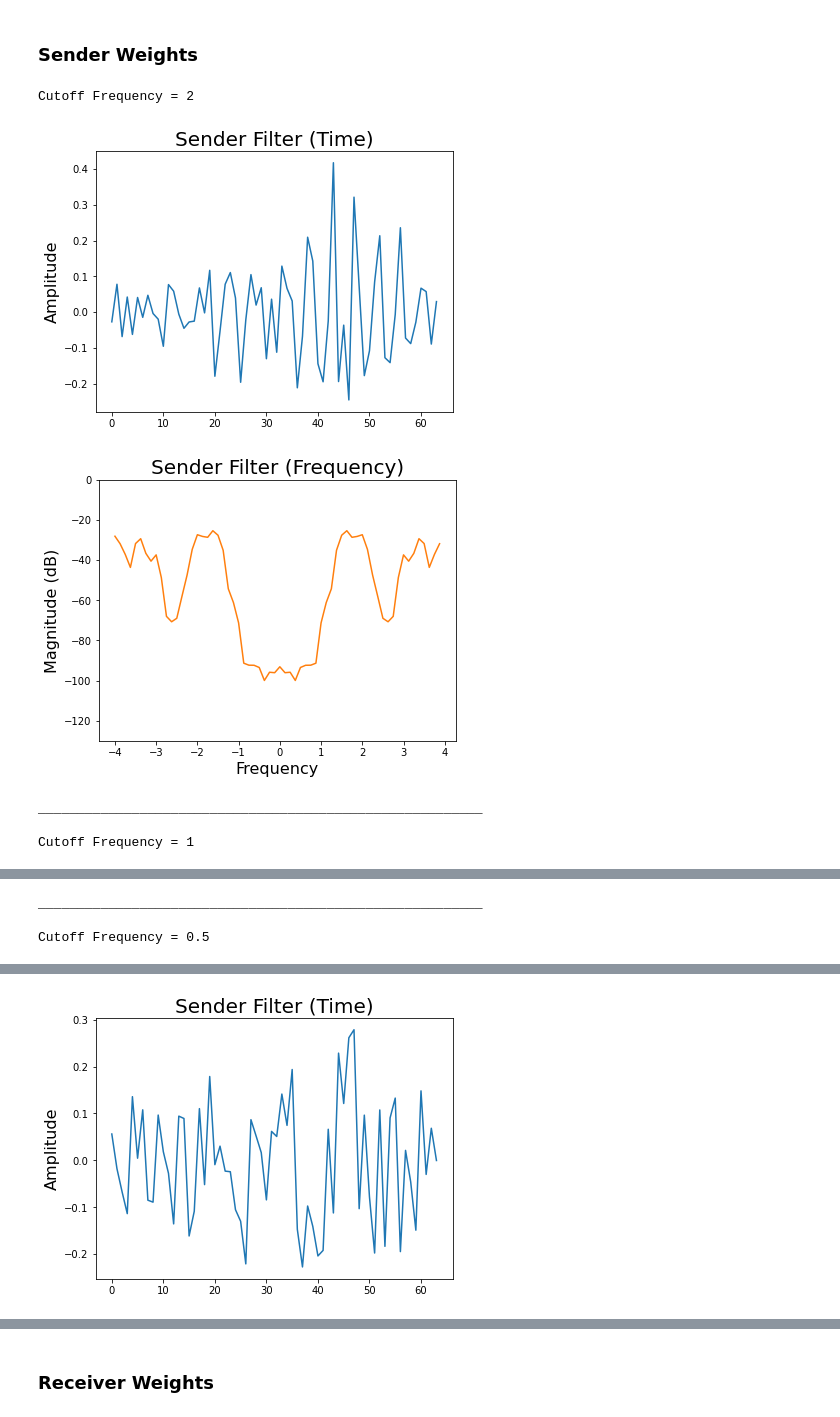
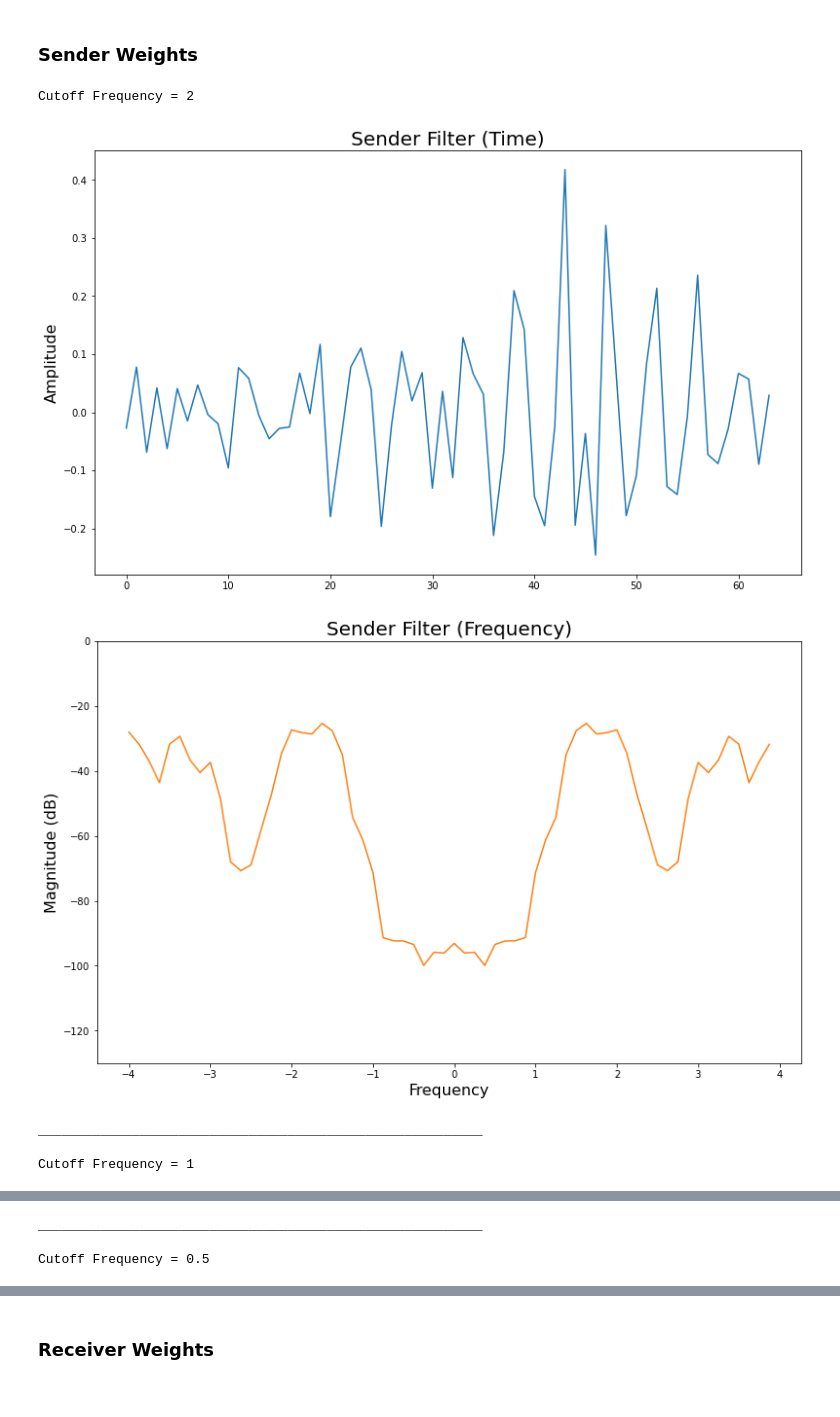
Before and after one commit to FaxMan1/Master-Thesis, a Jupyter notebook: Jupyter/InspectFilters.ipynb, the cells around one changed output, grey strips where cells are left out. Drawn from its saved outputs; the diff is of its cells as text; code cells hidden in the pictures.

```diff
--- a/Jupyter/InspectFilters.ipynb
+++ b/Jupyter/InspectFilters.ipynb
@@ -15,43 +15,43 @@ num_symbols = 10000
 symbol_seq = np.random.choice(symbol_set, num_symbols, replace=True)
 m = 8
 CS = Comms_System(symbol_set=symbol_set, symbol_seq=symbol_seq, num_samples=m, beta=0.35)
-#figsize=(13, 8)
-figsize=(6.4, 4.8)
+figsize=(13, 8)
+#figsize=(6.4, 4.8)
 # %% [markdown]
 # Inspect learned filters from Joint Training
 # %% [markdown]
 ### Sender Weights
 # %%
-cutoffs = ['2', '1', '05', '03', '02']
-cutoff_ints = [2, 1, 0.5, 0.3, 0.2]
+cutoffs = ['2', '1', '05']# '03', '02']
+cutoff_ints = [2, 1, 0.5]
 #cutoffs = ['1']
 #cutoff_ints = [1]
 #figsize=(6.4, 4.8)
 
 for cutoff, c_int in zip(cutoffs, cutoff_ints):
     print('Cutoff Frequency =', c_int)
     path = '../Joint_Models/'
     net = torch.load(path + 'Sender_cutoff' + cutoff)
     learned_filter = list(net.parameters())[0].detach()[0][0]
     learned_filter = learned_filter / torch.sqrt(torch.sum(torch.square(learned_filter))) # normalize
     plt.figure(figsize=figsize)
     plt.title('Sender Filter (Time)', fontsize=20)
     plt.plot(learned_filter)
     plt.ylabel('Amplitude', fontsize=16)
     plt.show()
     plt.figure(figsize=figsize)
     plt.title('Sender Filter (Frequency)', fontsize=20)
     plt.magnitude_spectrum(learned_filter, Fs=CS.m, color='C1', sides='twosided', scale='dB')
     plt.xlabel('Frequency', fontsize=16)
     plt.ylabel('Magnitude (dB)', fontsize=16)
     plt.ylim([-130, 0])
     plt.show()
     print('_________________________________________________________')
     print()
 # %% [output]
 Cutoff Frequency = 2
-[figure, old version]
+[figure, new version]
-[figure, old version]
+[figure, new version]
 _________________________________________________________
 
 Cutoff Frequency = 1
@@ -68 +65,0 @@ Cutoff Frequency = 0.3
-[figure, removed]
```
Also changed, not shown: parts of 4 cells of this notebook, 2 other files.
